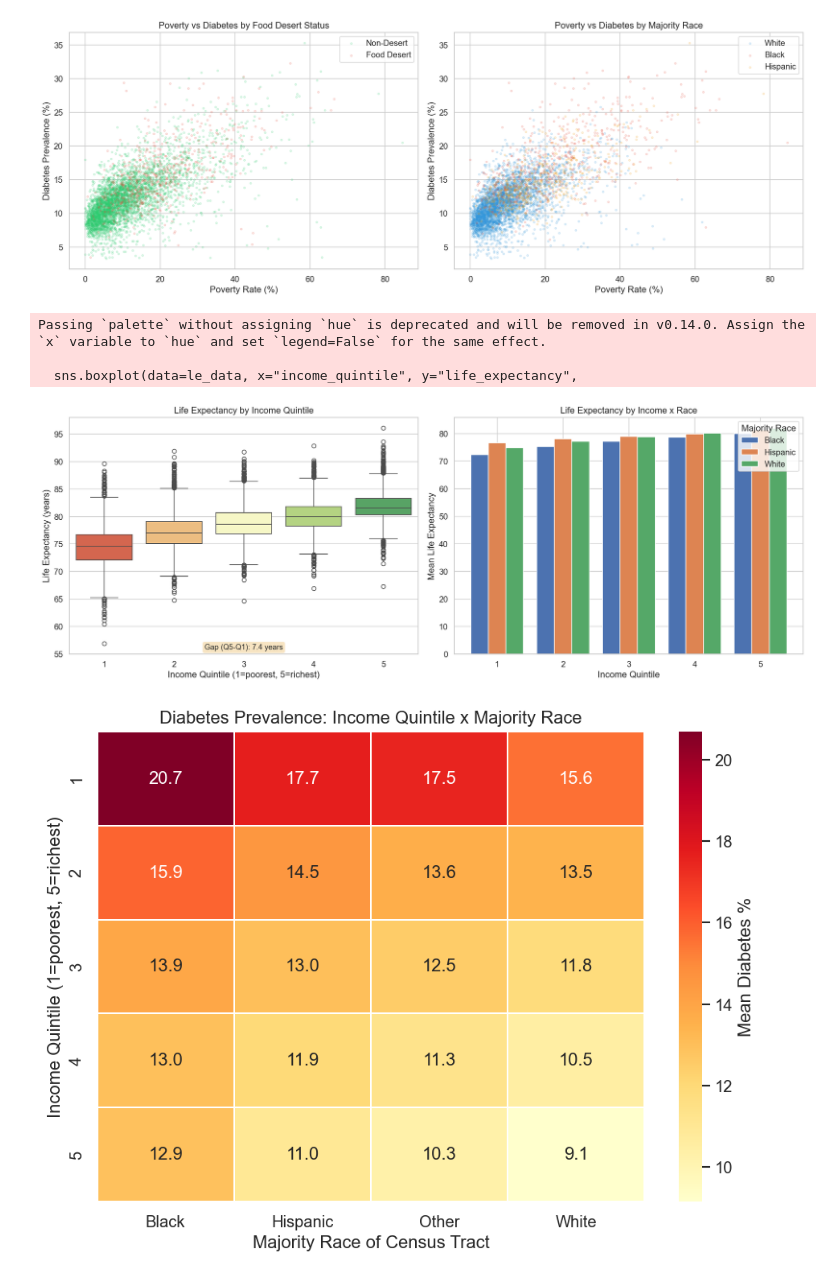
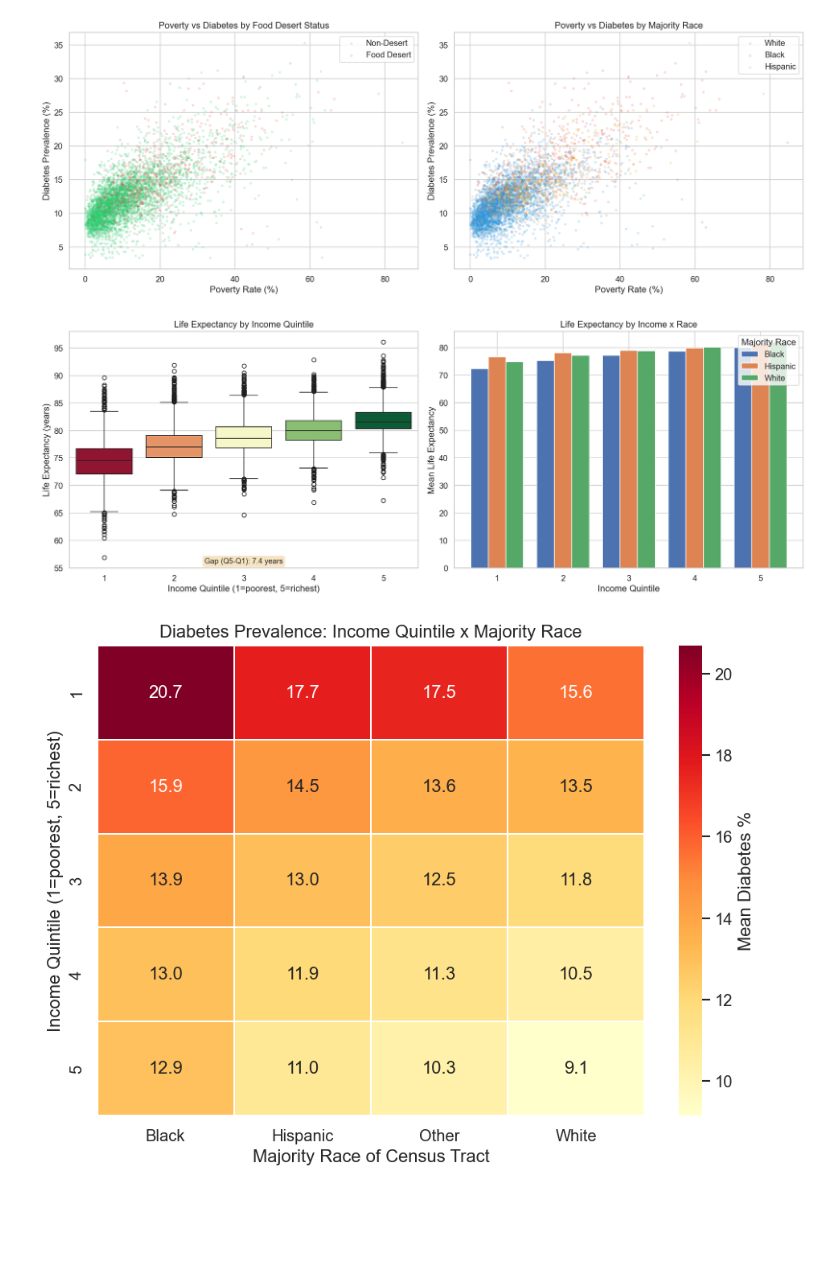
Before and after one commit to jimbo111/datathon-kims, a Jupyter notebook: notebooks/2kim_health_notebook.ipynb, the cells around one changed output. Drawn from its saved outputs; the diff is of its cells as text; code cells hidden in the pictures; blank space fills up the shorter version.

Commit message:
Fix seaborn boxplot warnings, re-execute notebook clean

```diff
--- a/notebooks/2kim_health_notebook.ipynb
+++ b/notebooks/2kim_health_notebook.ipynb
@@ -145,16 +133,16 @@ if len(compare_cols) == 1:
     axes = [axes]
 
 for i, col in enumerate(compare_cols):
-    data = df.dropna(subset=[col, "is_food_desert"])
-    sns.boxplot(data=data, x="is_food_desert", y=col, ax=axes[i],
-               palette=["#2ecc71", "#e74c3c"])
-    axes[i].set_xticklabels(["Non-Food-Desert", "Food Desert"])
+    data = df.dropna(subset=[col, "is_food_desert"]).copy()
+    data["Food Desert"] = data["is_food_desert"].map({0: "No", 1: "Yes"})
+    sns.boxplot(data=data, x="Food Desert", y=col, hue="Food Desert",
+               palette={"No": "#2ecc71", "Yes": "#e74c3c"}, legend=False, ax=axes[i])
     axes[i].set_xlabel("")
     axes[i].set_title(col.replace("_pct", " %").replace("_", " ").title())
-    for fd_val in [0, 1]:
+    for fd_val, label in [(0, "No"), (1, "Yes")]:
         mean_val = data[data["is_food_desert"] == fd_val][col].mean()
-        axes[i].text(fd_val, mean_val, f" \u03bc={mean_val:.1f}",
-                    va="bottom", fontsize=9, fontweight="bold")
+        axes[i].text(list({"No": 0, "Yes": 1}.values())[fd_val], mean_val,
+                    f" \u03bc={mean_val:.1f}", va="bottom", fontsize=9, fontweight="bold")
 
 plt.suptitle("Health Outcomes: Food Desert vs Non-Food-Desert Tracts", fontsize=14, y=1.02)
 plt.tight_layout()
@@ -228,38 +201,35 @@ plt.show()
 # Life expectancy by income quintile and race
 if "life_expectancy" in df.columns and "income_quintile" in df.columns:
     fig, axes = plt.subplots(1, 2, figsize=(16, 6))
 
     le_data = df.dropna(subset=["life_expectancy", "income_quintile"])
     sns.boxplot(data=le_data, x="income_quintile", y="life_expectancy",
-               ax=axes[0], palette="RdYlGn")
+               hue="income_quintile", palette="RdYlGn", legend=False, ax=axes[0])
     axes[0].set_xlabel("Income Quintile (1=poorest, 5=richest)")
     axes[0].set_ylabel("Life Expectancy (years)")
     axes[0].set_title("Life Expectancy by Income Quintile")
     q_means = le_data.groupby("income_quintile")["life_expectancy"].mean()
     if len(q_means) >= 2:
         gap = q_means.iloc[-1] - q_means.iloc[0]
         axes[0].text(0.5, 0.02, f"Gap (Q5-Q1): {gap:.1f} years",
                     transform=axes[0].transAxes, fontsize=11, ha="center",
                     bbox=dict(boxstyle="round", facecolor="wheat", alpha=0.8))
 
     if "majority_race" in df.columns:
         le_race = df.dropna(subset=["life_expectancy", "income_quintile", "majority_race"])
         race_q = le_race.groupby(["income_quintile", "majority_race"])["life_expectancy"].mean().unstack()
         cols_to_plot = [c for c in ["Black", "Hispanic", "White"] if c in race_q.columns]
         race_q[cols_to_plot].plot(kind="bar", ax=axes[1], width=0.8)
         axes[1].set_xlabel("Income Quintile")
         axes[1].set_ylabel("Mean Life Expectancy")
         axes[1].set_title("Life Expectancy by Income x Race")
         axes[1].legend(title="Majority Race")
         axes[1].tick_params(axis="x", rotation=0)
 
     plt.tight_layout()
     plt.show()
 # %% [output]
-Passing `palette` without assigning `hue` is deprecated and will be removed in v0.14.0. Assign the `x` variable to `hue` and set `legend=False` for the same effect.
-
-  sns.boxplot(data=le_data, x="income_quintile", y="life_expectancy",
-[figure, old version]
+[figure, new version]
 # %%
 # Income x race -> diabetes heatmap
 if all(c in df.columns for c in ["income_quintile", "majority_race", "diabetes_pct"]):
```
Also changed, not shown: parts of 2 cells of this notebook.
